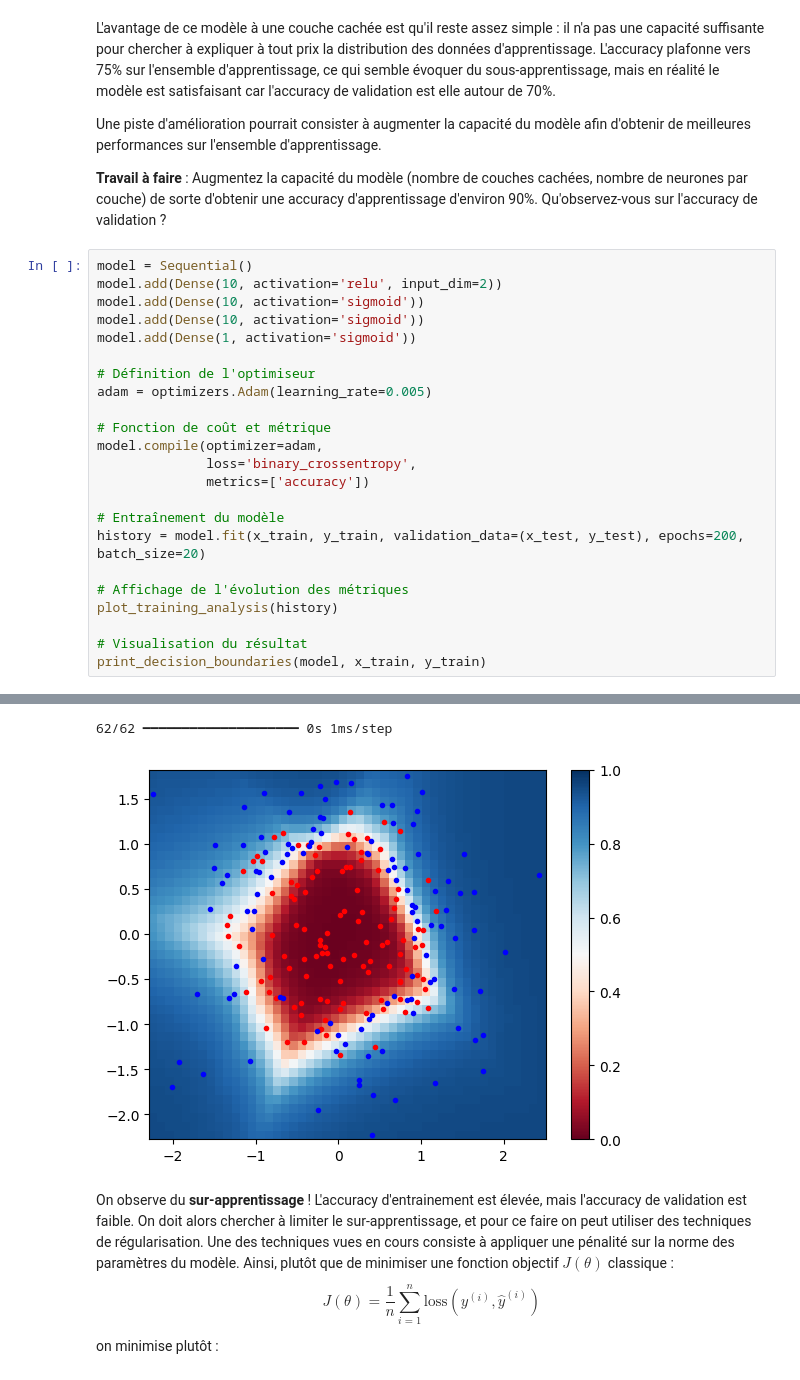
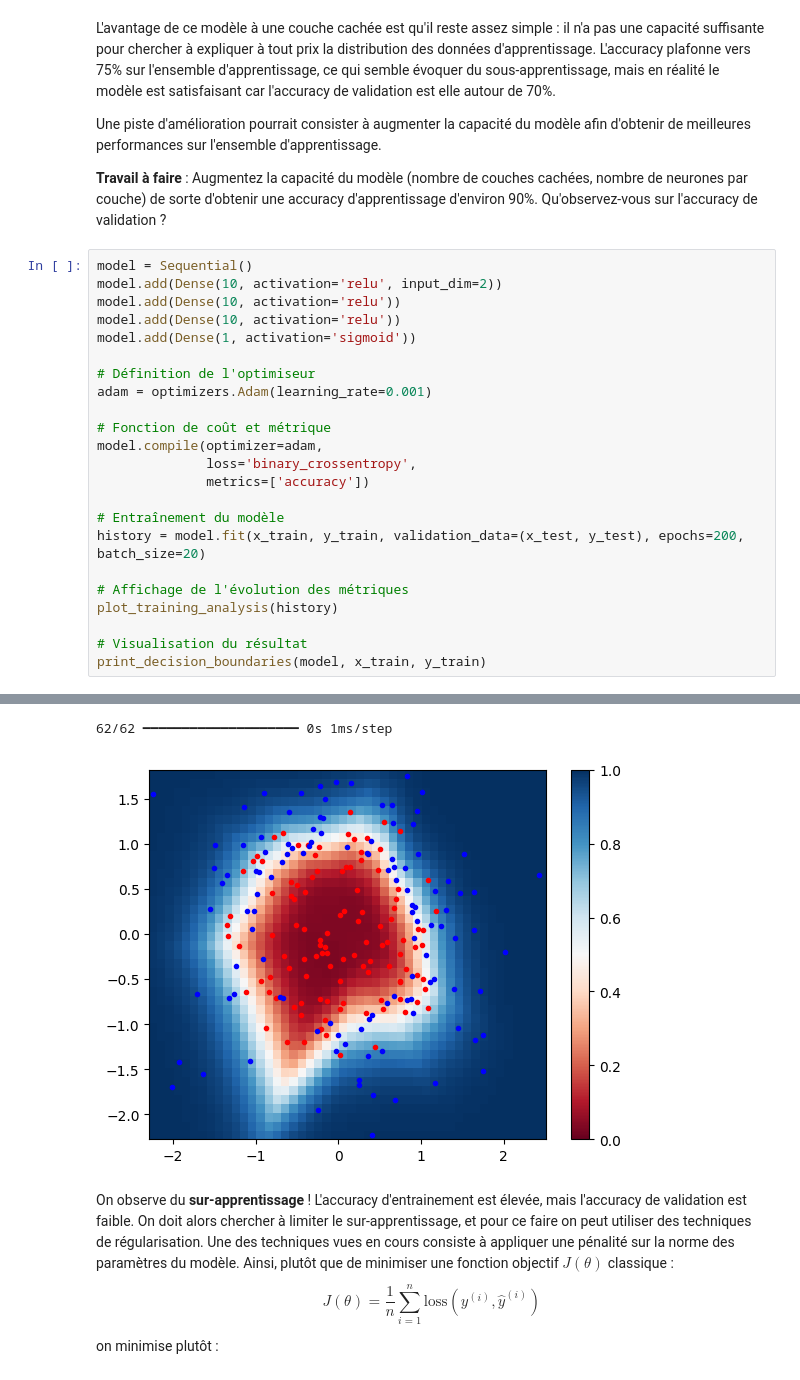
Before and after one commit to lehazare/deeplearning, a Jupyter notebook: Notebooks/02 - Classification avec Keras_Tensorflow.ipynb, the cells around one changed output, grey strips where cells are left out. Cells and saved outputs as stored; diff of their text form.

```diff
--- a/Notebooks/02 - Classification avec Keras_Tensorflow.ipynb
+++ b/Notebooks/02 - Classification avec Keras_Tensorflow.ipynb
@@ -455,12 +455,12 @@ Une piste d'amélioration pourrait consister à augmenter la capacité du modèl
 # %%
 model = Sequential()
 model.add(Dense(10, activation='relu', input_dim=2))
-model.add(Dense(10, activation='sigmoid'))
-model.add(Dense(10, activation='sigmoid'))
+model.add(Dense(10, activation='relu'))
+model.add(Dense(10, activation='relu'))
 model.add(Dense(1, activation='sigmoid'))
 
 # Définition de l'optimiseur
-adam = optimizers.Adam(learning_rate=0.005)
+adam = optimizers.Adam(learning_rate=0.001)
 
 # Fonction de coût et métrique
 model.compile(optimizer=adam,
@@ -497,5 +497,5 @@ Epoch 200/200
 62/62 ━━━━━━━━━━━━━━━━━━━━ 0s 1ms/step
-[figure, old version]
+[figure, new version]
 # %% [markdown]
 On observe du **sur-apprentissage** ! L'accuracy d'entrainement est élevée, mais l'accuracy de validation est faible. On doit alors chercher à limiter le sur-apprentissage, et pour ce faire on peut utiliser des techniques de régularisation. Une des techniques vues en cours consiste à appliquer une pénalité sur la norme des paramètres du modèle. Ainsi, plutôt que de minimiser une fonction objectif $J(\theta)$ classique :
 $$ J(\theta) = \frac{1}{n} \sum_{i=1}^{n} \text{loss}(y^{(i)}, \hat{y}^{(i)}) $$
```
Also changed, not shown: parts of 10 cells of this notebook, 1 other file.
